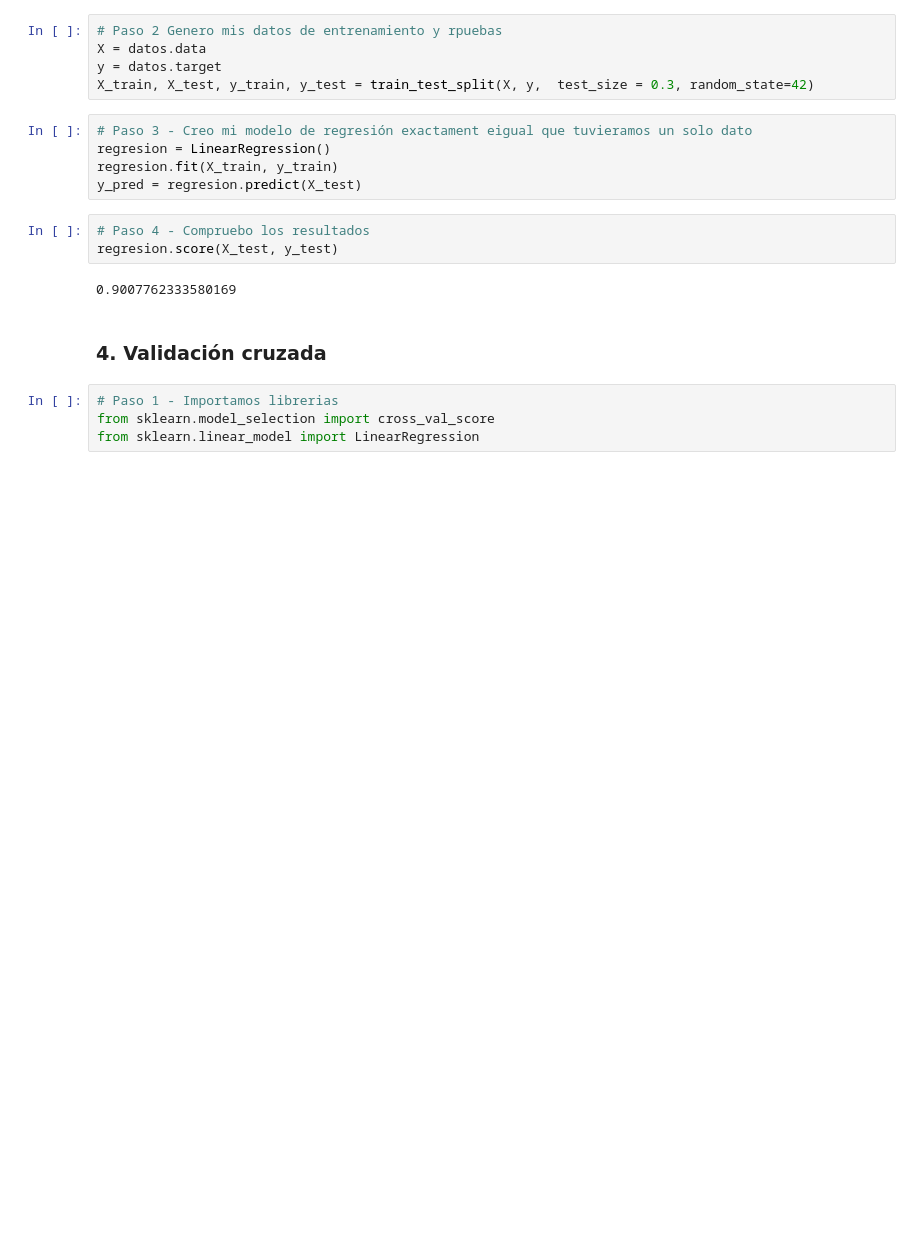
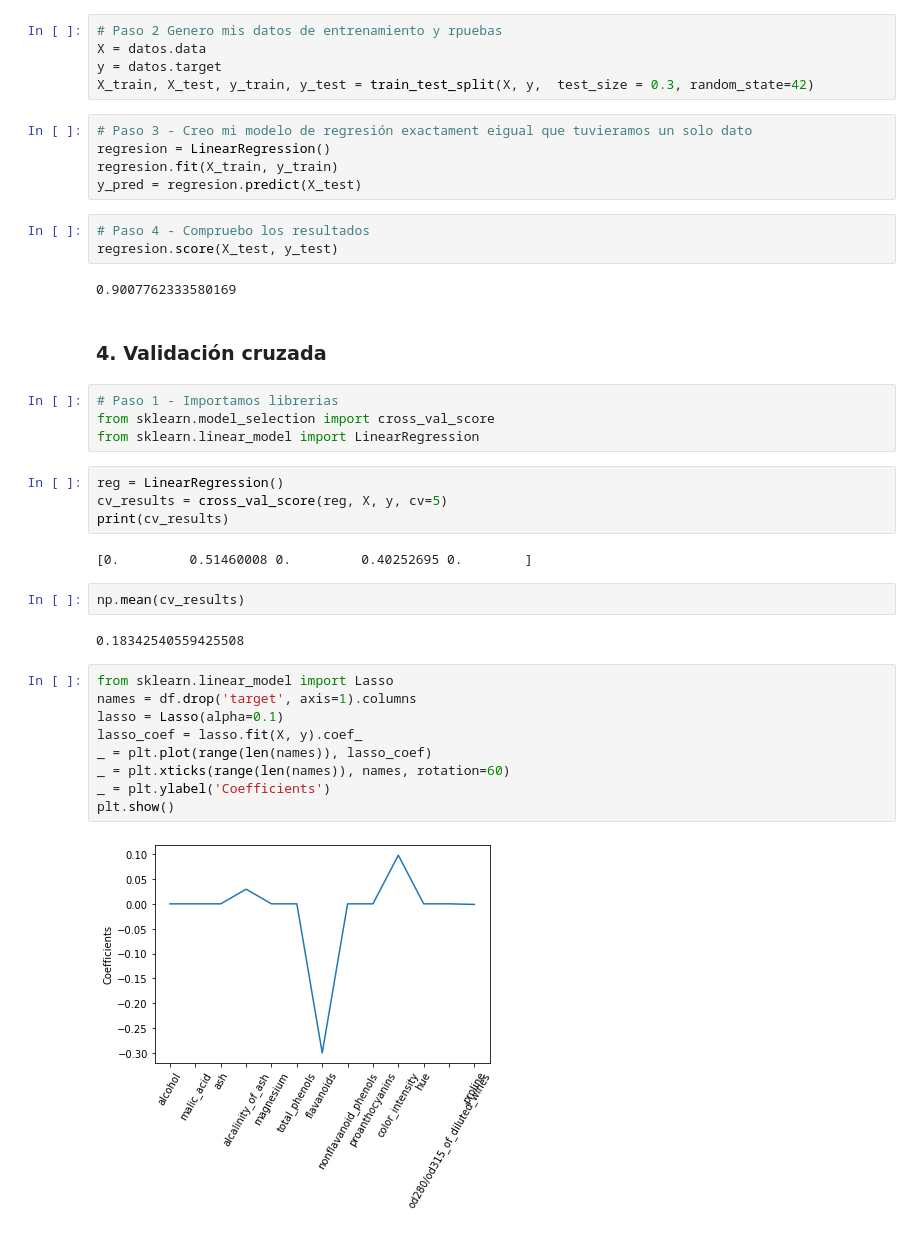
Before and after one commit to julian-masdatascience/ML, a Jupyter notebook: ML_Supervisado.ipynb, the cells around one changed output. Drawn from its saved outputs; the diff is of its cells as text; blank space fills up the shorter version.

```diff
--- a/ML_Supervisado.ipynb
+++ b/ML_Supervisado.ipynb
@@ -242,3 +242,24 @@ regresion.score(X_test, y_test)
 # Paso 1 - Importamos librerias
 from sklearn.model_selection import cross_val_score
 from sklearn.linear_model import LinearRegression
+# %%
+reg = LinearRegression()
+cv_results = cross_val_score(reg, X, y, cv=5)
+print(cv_results)
+# %% [output]
+[0.         0.51460008 0.         0.40252695 0.        ]
+# %%
+np.mean(cv_results)
+# %% [output]
+0.18342540559425508
+# %%
+from sklearn.linear_model import Lasso
+names = df.drop('target', axis=1).columns
+lasso = Lasso(alpha=0.1)
+lasso_coef = lasso.fit(X, y).coef_
+_ = plt.plot(range(len(names)), lasso_coef)
+_ = plt.xticks(range(len(names)), names, rotation=60)
+_ = plt.ylabel('Coefficients')
+plt.show()
+# %% [output]
+[figure, added]
```
Also changed, not shown: parts of 1 cell of this notebook.
